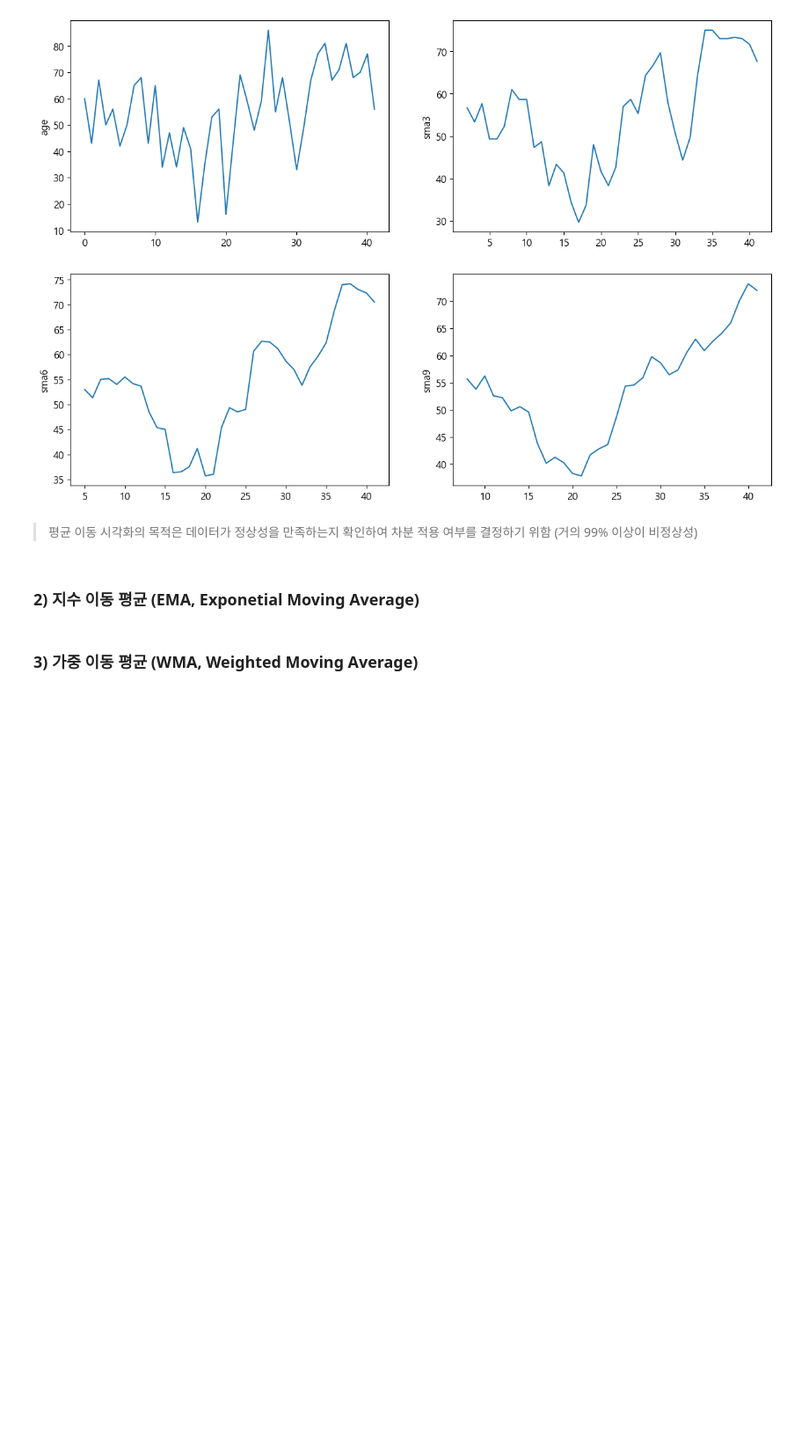
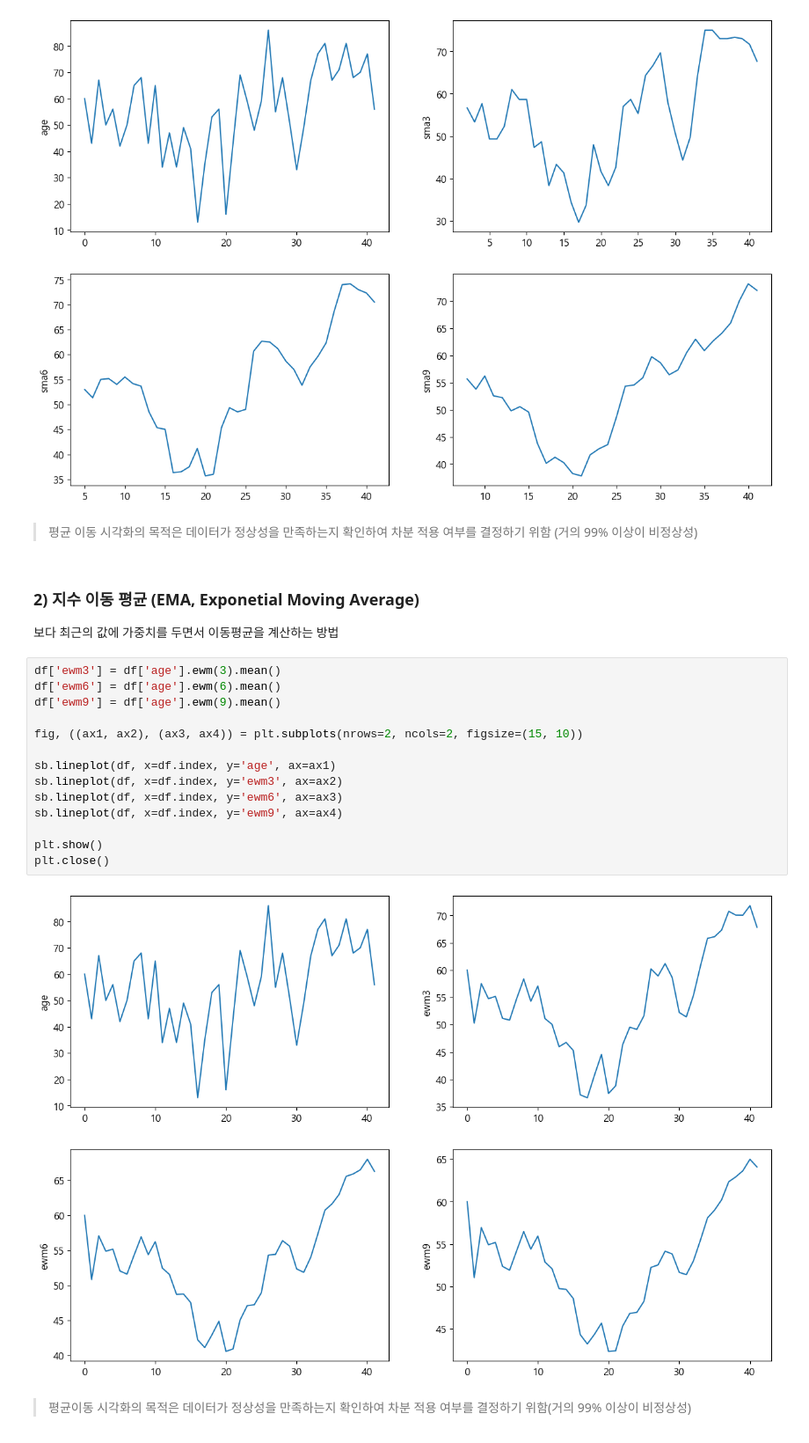
Before and after one commit to Jeeunun/Data_analysis_education_Closed, a Jupyter notebook: data_analysis/E.확증적_데이터_분석/06_시계열분석/02_시계열_데이터_확인.ipynb, the cells around one changed output. Shown at 88% size. Drawn from its saved outputs; the diff is of its cells as text; blank space fills up the shorter version.

```diff
--- a/data_analysis/E.확증적_데이터_분석/06_시계열분석/02_시계열분석.ipynb
+++ b/data_analysis/E.확증적_데이터_분석/06_시계열분석/02_시계열_데이터_확인.ipynb
@@ -123,5 +123,23 @@ plt.close()
 > 평균 이동 시각화의 목적은 데이터가 정상성을 만족하는지 확인하여 차분 적용 여부를 결정하기 위함 (거의 99% 이상이 비정상성)
 # %% [markdown]
 ### 2) 지수 이동 평균 (EMA, Exponetial Moving Average)
+
+보다 최근의 값에 가중치를 두면서 이동평균을 계산하는 방법
-# %% [markdown]
-### 3) 가중 이동 평균 (WMA, Weighted Moving Average)
+# %%
+df['ewm3'] = df['age'].ewm(3).mean()
+df['ewm6'] = df['age'].ewm(6).mean()
+df['ewm9'] = df['age'].ewm(9).mean()
+
+fig, ((ax1, ax2), (ax3, ax4)) = plt.subplots(nrows=2, ncols=2, figsize=(15, 10))
+
+sb.lineplot(df, x=df.index, y='age', ax=ax1)
+sb.lineplot(df, x=df.index, y='ewm3', ax=ax2)
+sb.lineplot(df, x=df.index, y='ewm6', ax=ax3)
+sb.lineplot(df, x=df.index, y='ewm9', ax=ax4)
+
+plt.show()
+plt.close()
+# %% [output]
+[figure, added]
+# %% [markdown]
+> 평균이동 시각화의 목적은 데이터가 정상성을 만족하는지 확인하여 차분 적용 여부를 결정하기 위함(거의 99% 이상이 비정상성)
```
Also changed, not shown: parts of 1 cell of this notebook, 2 other files.
